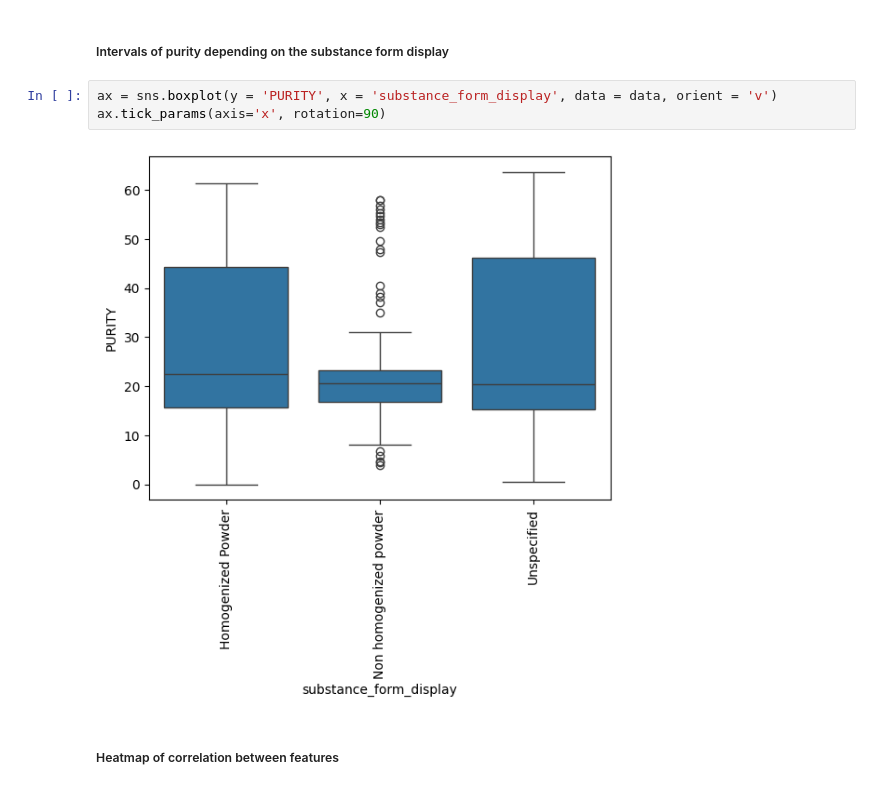
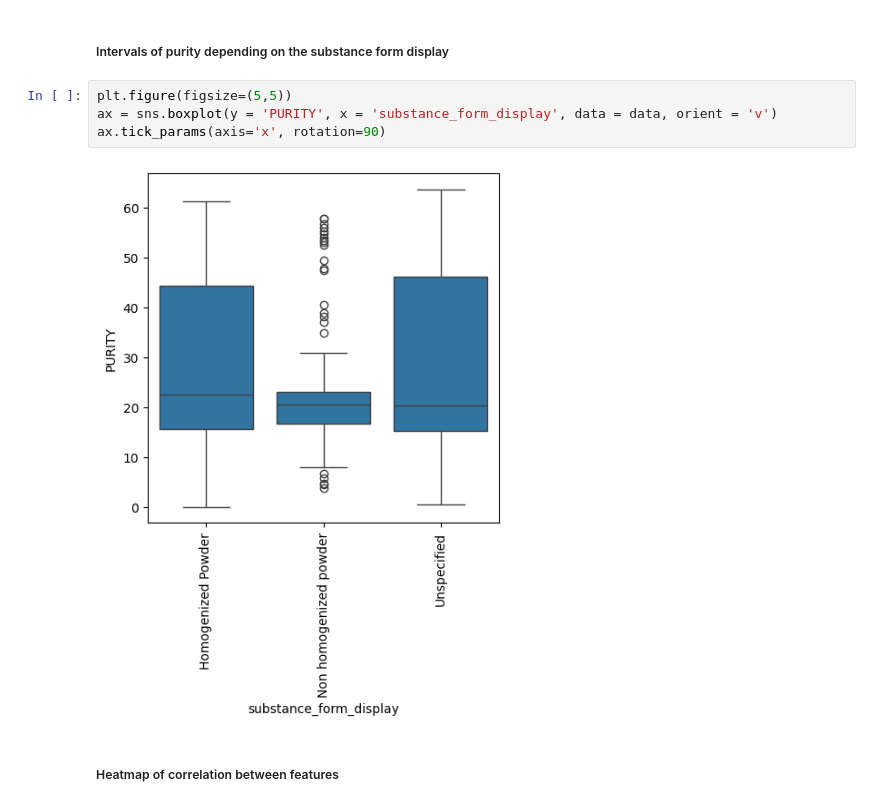
Before and after one commit to eferrer11/ML-project-heroin, a Jupyter notebook: Rendu_final.ipynb, the cells around one changed output. Cells and saved outputs as stored; diff of their text form.

```diff
--- a/Rendu_final.ipynb
+++ b/Rendu_final.ipynb
@@ -87,10 +93,11 @@ g.add_legend()
 # %% [markdown]
 ##### Intervals of purity depending on the substance form display
 # %%
+plt.figure(figsize=(5,5))
 ax = sns.boxplot(y = 'PURITY', x = 'substance_form_display', data = data, orient = 'v')
 ax.tick_params(axis='x', rotation=90)
 # %% [output]
-[figure, old version]
+[figure, new version]
 # %% [markdown]
 ##### Heatmap of correlation between features
 # %%
```
Also changed, not shown: parts of 9 cells of this notebook, 3 other files.
